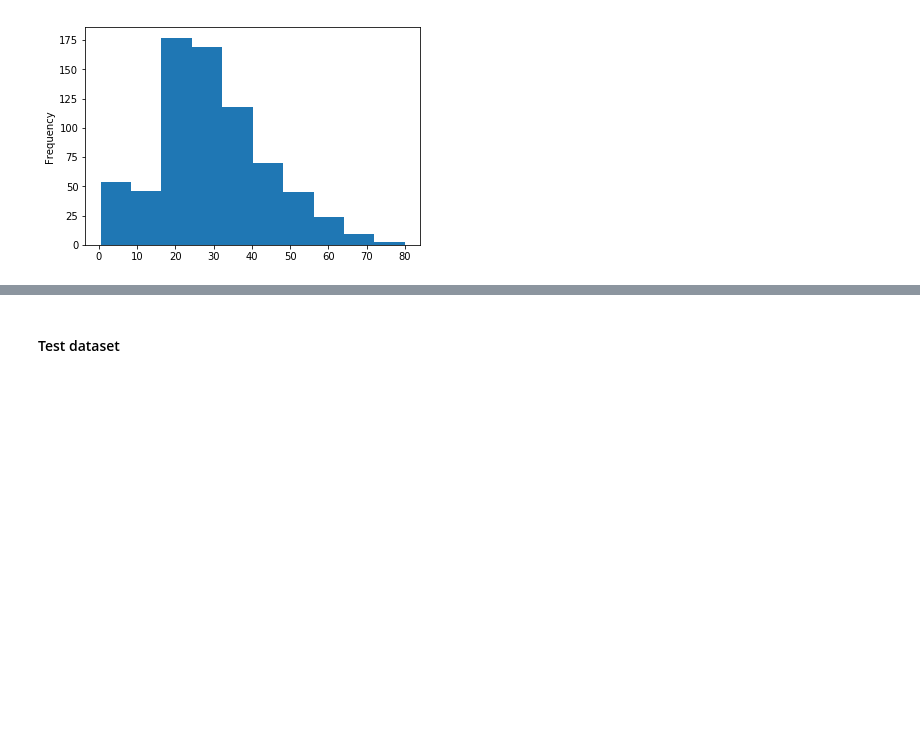
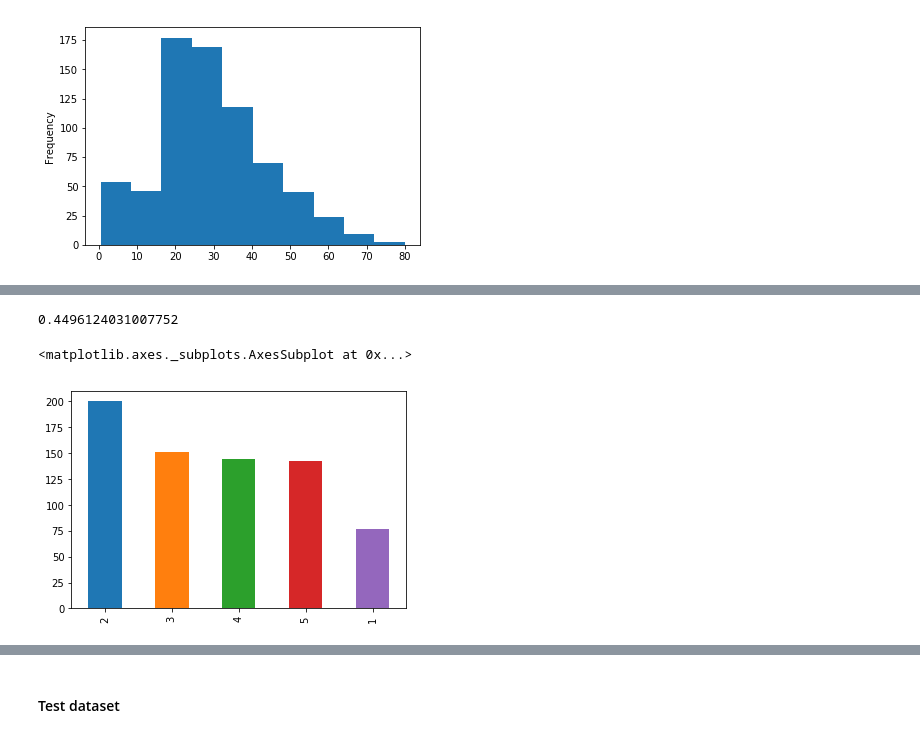
Before and after one commit to naiieandrade/titanic, a Jupyter notebook: titanic-solution_version_2.ipynb, the cells around one changed output, grey strips where cells are left out. Drawn from its saved outputs; the diff is of its cells as text; code cells hidden in the pictures; blank space fills up the shorter version.

```diff
--- a/titanic-solution_version_2.ipynb
+++ b/titanic-solution_version_2.ipynb
@@ -101,0 +218,17 @@ train['Age'].plot.hist()
+# %%
+t = train.loc[train.nickname.isna()]
+t.Survived.value_counts()
+232/516
+# %% [output]
+0.4496124031007752
+# %%
+bins = [0, 14, 24, 31, 41, 81]
+labels = [1,2,3,4,5]
+train['age_group'] = pd.cut(train['Age'], bins=bins, labels=labels)
+
+#train.cut(train.Age, [0,80]
+# %%
+train.age_group.value_counts().plot.bar()
+# %% [output]
+<matplotlib.axes._subplots.AxesSubplot at 0x...>
+[figure, added]
```
Also changed, not shown: parts of 57 cells of this notebook.
